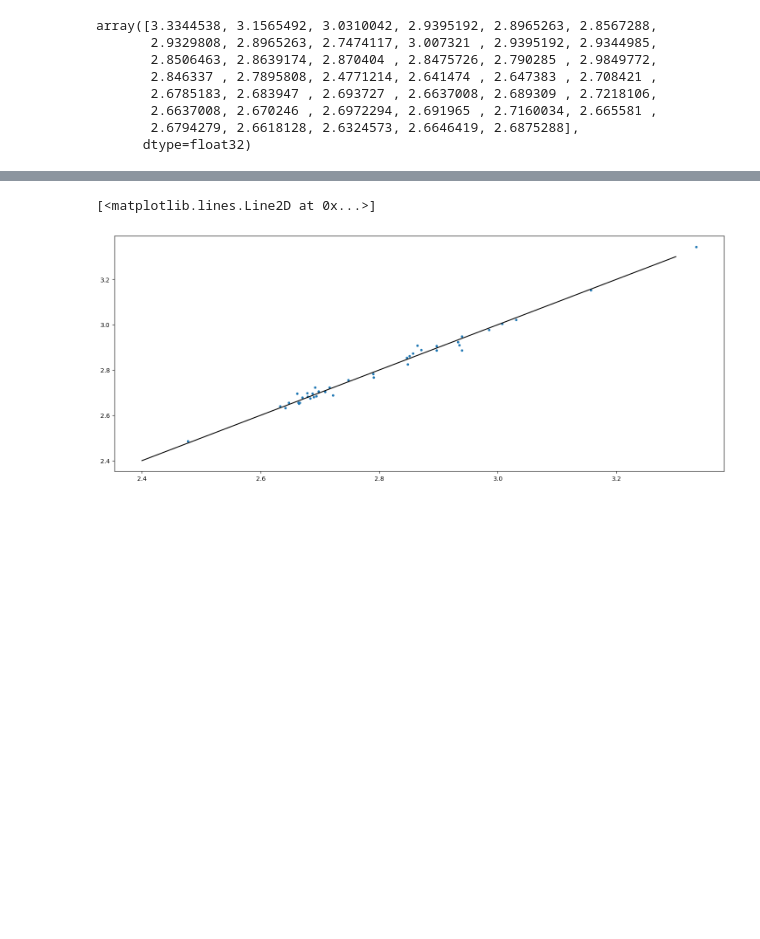
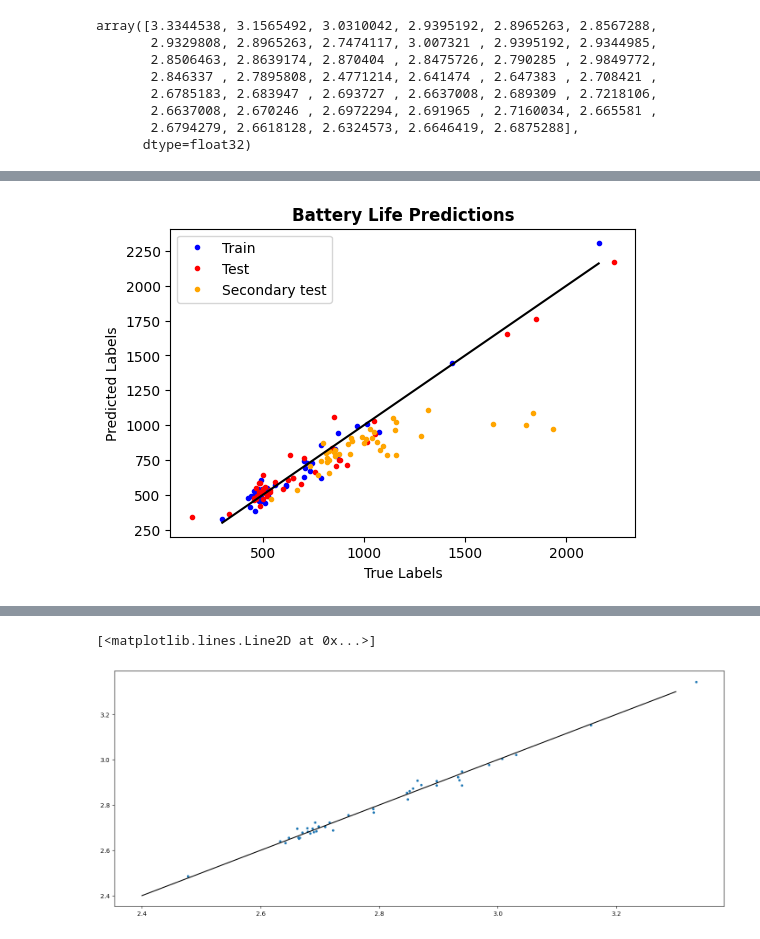
Before and after one commit to nathan99sun/HybridPred, a Jupyter notebook: source/AutoEncoders_DimensionReduction_SVRipynb.ipynb, the cells around one changed output, grey strips where cells are left out. Drawn from its saved outputs; the diff is of its cells as text; code cells hidden in the pictures; blank space fills up the shorter version.

```diff
--- a/source/AutoEncoders_DimensionReduction_SVRipynb.ipynb
+++ b/source/AutoEncoders_DimensionReduction_SVRipynb.ipynb
@@ -372,3 +417,27 @@ SVR(C=1.524695727017573, epsilon=0.00868511373751352, gamma=0.3906939937054621,
+# %%
+train_predictions = []
+train_labels = []
+test_predictions = []
+test_labels = []
+stest_predictions = []
+stest_labels = []
+
+for i in range(len(train_ind)):
+    input, label = x_t[i], y[train_ind[i]].detach().numpy()
+    train_predictions.append(np.power(10, regressor.predict(input.reshape(1, -1)))[0])
+    train_labels.append(np.power(10, label))
+
+# Loop for test data
+for i in range(len(train_ind)):
+    input, label = x_te[i], y[test_ind[i]].detach().numpy()
+    test_predictions.append(np.power(10, regressor.predict(input.reshape(1, -1)))[0])
+    test_labels.append(np.power(10, label))
+
+# Loop for secondary test data
+for i in range(len(secondary_ind)):
+    input, label = x_ste[i], y[secondary_ind[i]].detach().numpy()
+    stest_predictions.append(np.power(10, regressor.predict(input.reshape(1, -1)))[0])
+    stest_labels.append(np.power(10, label))
 # %%
 # print("RMSE on Train Data: ", np.sqrt(np.mean((np.power(10,reduced_train_tensor.detach().numpy())-
 #                                                np.power(10,y[train_ind].detach().numpy()))**2) ))
@@ -405,3 +474,18 @@ array([3.34367201, 3.15350278, 3.02231195, 2.94782756, 2.90545094,
+# %%
+plt.figure(figsize=(6, 4))
+plt.plot(train_labels, train_predictions, ".", color="blue", label="Train")
+plt.plot(test_labels, test_predictions, ".", color="red", label="Test")
+plt.plot(stest_labels, stest_predictions, ".", color="orange", label="Secondary test")
+plt.plot(np.linspace(min(train_labels), max(train_labels)), np.linspace(min(train_labels), max(train_labels)), color="black")
+
+
+plt.xlabel("True Labels")
+plt.ylabel("Predicted Labels")
+plt.title("Battery Life Predictions", fontweight="semibold")
+plt.legend()
+plt.show()
+# %% [output]
+[figure, added]
 # %%
 plt.figure(figsize=(6, 4))
 plt.plot(regressor.predict(x_t), label='Predicted')
```
Also changed, not shown: parts of 16 cells of this notebook.
